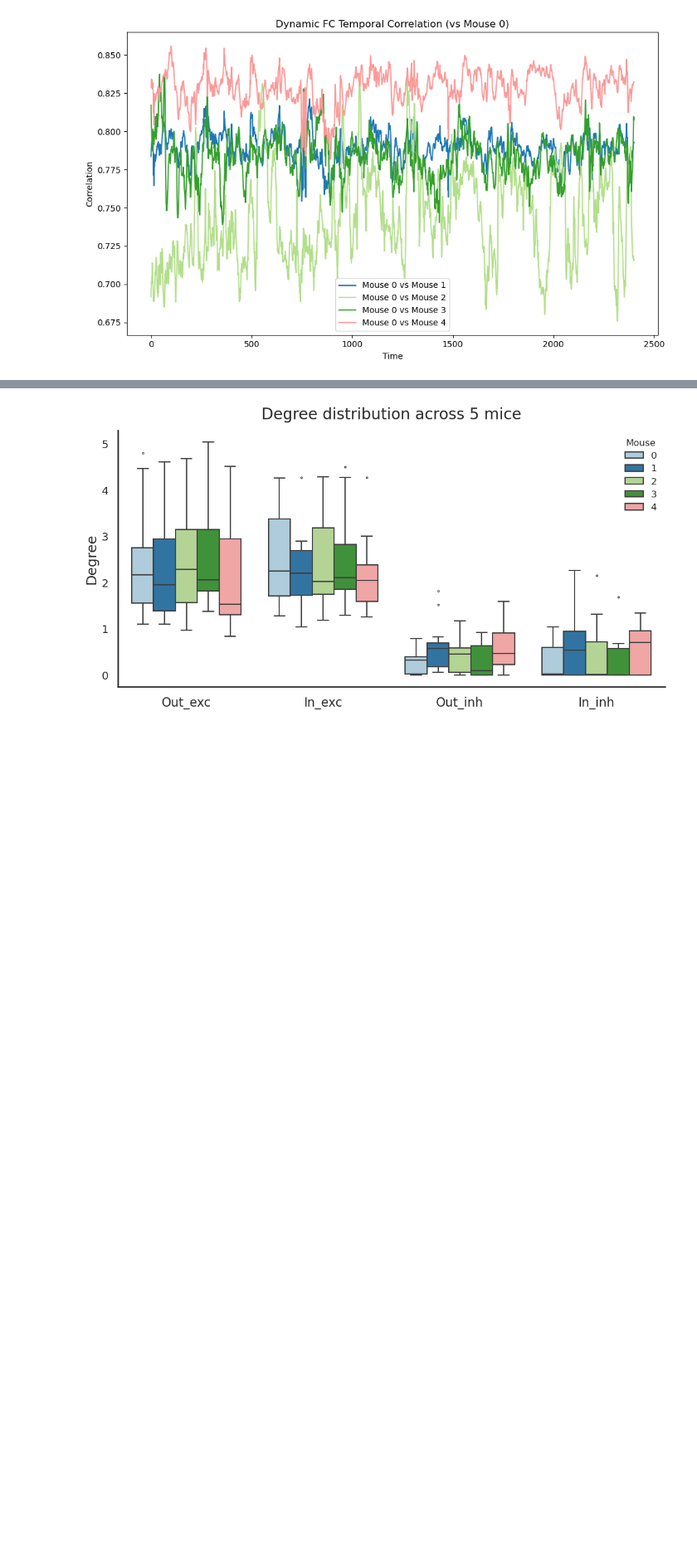
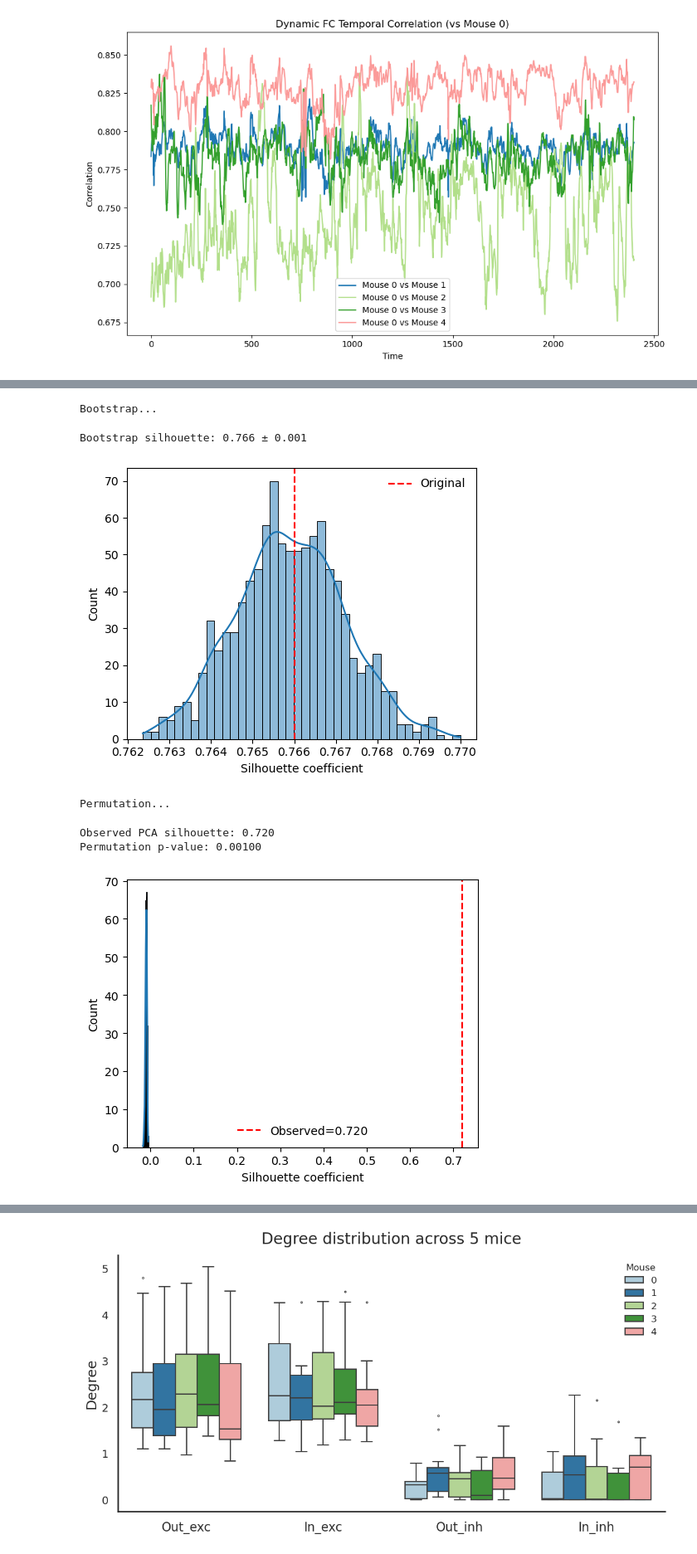
Before and after one commit to ylx6266/NEXUS, a Jupyter notebook: analyse_notebook/figure6.ipynb, the cells around one changed output, grey strips where cells are left out. Shown at 83% size. Saved outputs shown, nothing was run; the diff lists cells and outputs as text; code cells hidden in the pictures; blank space fills up the shorter version.

```diff
--- a/analyse_notebook/figure6.ipynb
+++ b/analyse_notebook/figure6.ipynb
@@ -216 +209,71 @@ Total timepoints (all mice): 12005
 [figure]
+# %%
+import numpy as np
+import matplotlib.pyplot as plt
+import seaborn as sns
+from tqdm import tqdm
+from sklearn.preprocessing import StandardScaler
+from sklearn.decomposition import PCA
+from sklearn.metrics import silhouette_score
+
+n_boot,n_perm,ratio=1000,1000,0.8
+
+print("Bootstrap...")
+boot=[]
+N=len(all_mouse_ids)
+
+for _ in tqdm(range(n_boot)):
+    idx=np.random.choice(N,int(N*ratio),replace=True)
+    boot.append(silhouette_score(X_umap[idx],all_mouse_ids[idx]))
+
+boot=np.array(boot)
+print(f"Bootstrap silhouette: {boot.mean():.3f} ± {boot.std():.3f}")
+
+plt.figure(figsize=(5,4))
+sns.histplot(boot,bins=40,kde=True)
+plt.axvline(0.766,color="r",ls="--",label="Original")
+plt.xlabel("Silhouette coefficient")
+plt.legend(frameon=False)
+plt.tight_layout()
+plt.savefig("temporal_bootstrap_silhouette.pdf",dpi=600)
+plt.show()
+
+
+print("Permutation...")
+X=PCA(n_components=20,random_state=0).fit_transform(
+    StandardScaler().fit_transform(all_vectors)
+)
+
+obs=silhouette_score(X,all_mouse_ids)
+
+perm=[]
+for _ in tqdm(range(n_perm)):
+    perm.append(
+        silhouette_score(
+            X,
+            np.random.permutation(all_mouse_ids)
+        )
+    )
+
+perm=np.array(perm)
+p=(np.sum(perm>=obs)+1)/(n_perm+1)
+
+print(f"Observed PCA silhouette: {obs:.3f}")
+print(f"Permutation p-value: {p:.5f}")
+
+plt.figure(figsize=(5,4))
+sns.histplot(perm,bins=40,kde=True)
+plt.axvline(obs,color="r",ls="--",label=f"Observed={obs:.3f}")
+plt.xlabel("Silhouette coefficient")
+plt.legend(frameon=False)
+plt.tight_layout()
+plt.savefig("permutation_null_silhouette.pdf",dpi=600)
+plt.show()
+# %% [output]
+Bootstrap...
+Bootstrap silhouette: 0.766 ± 0.001
+[figure, added]
+Permutation...
+Observed PCA silhouette: 0.720
+Permutation p-value: 0.00100
+[figure, added]
```
Also changed, not shown: parts of 5 cells of this notebook, 47 other files.
